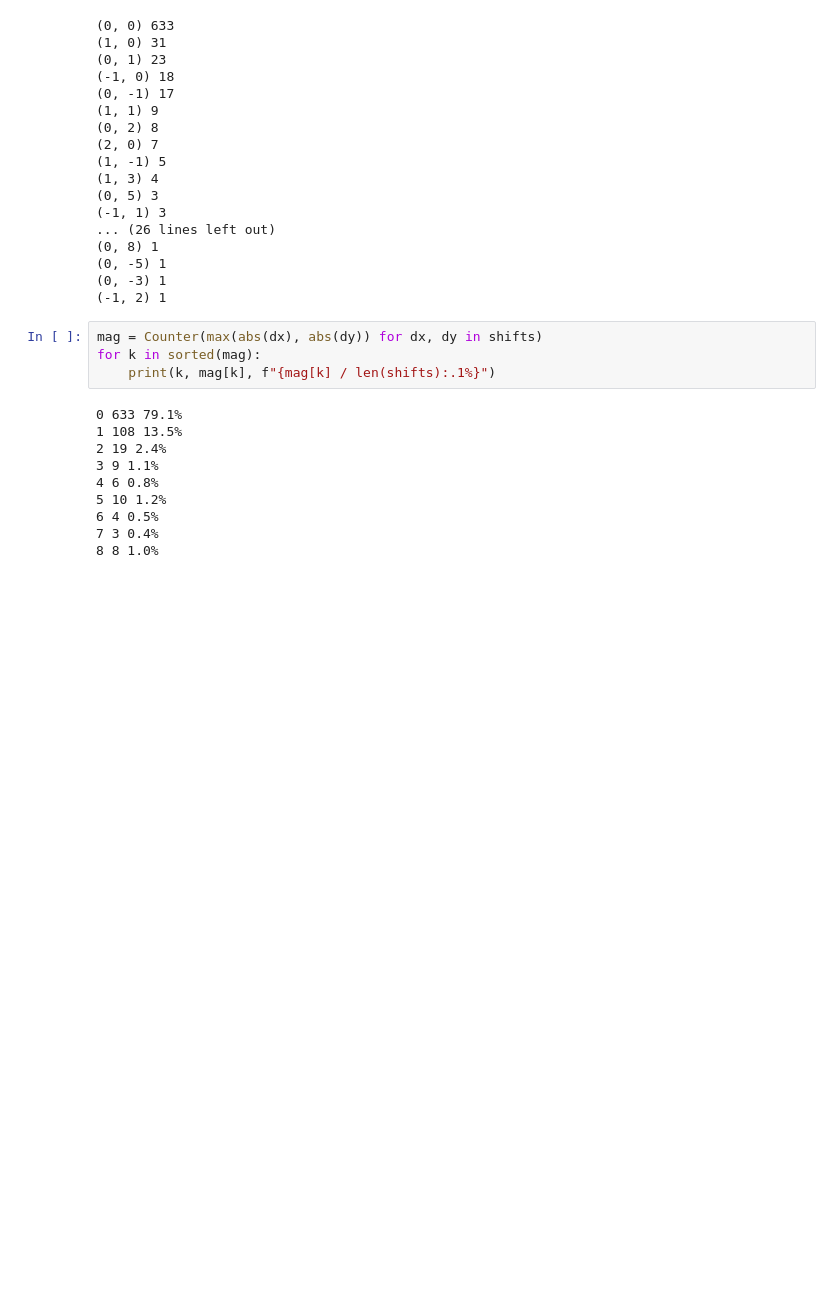
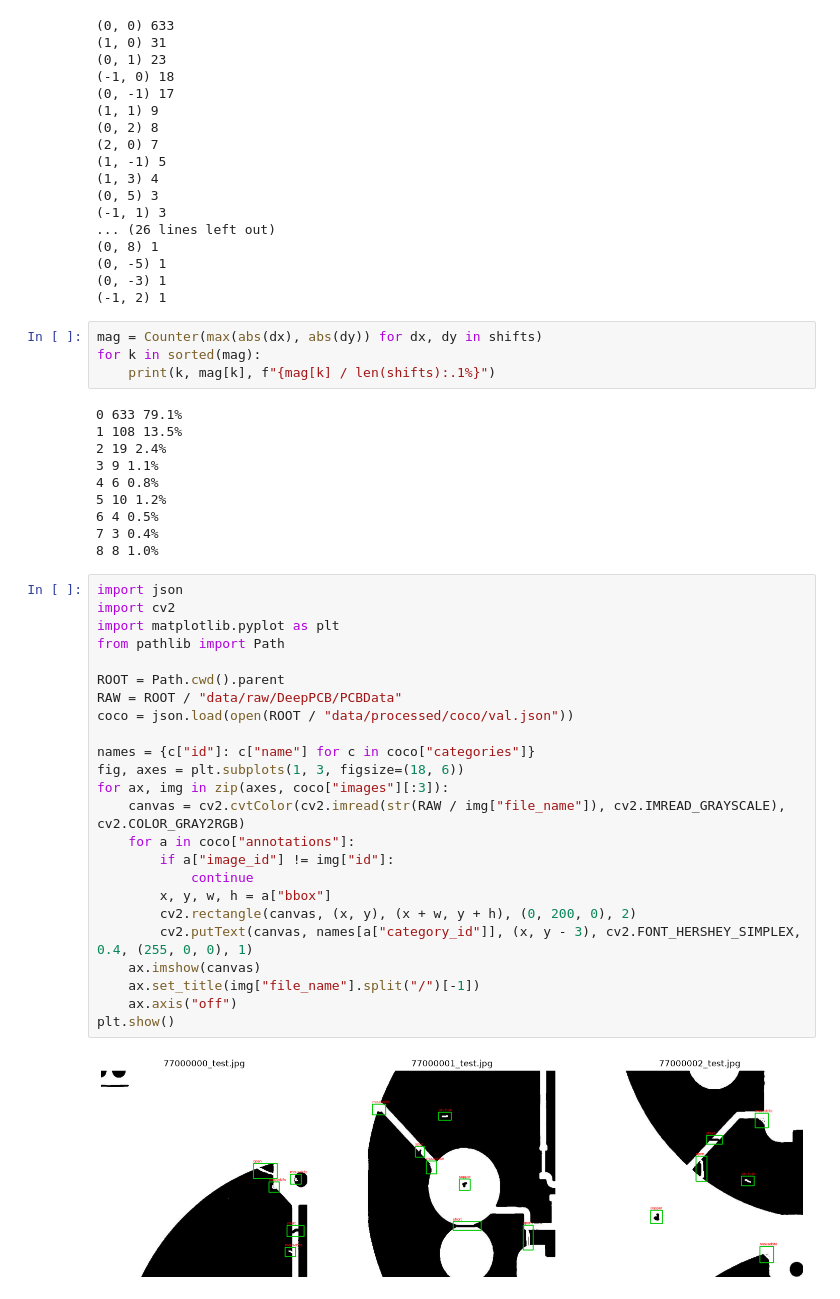
Before and after one commit to Baraa-Hereh/machine-learning-projects-, a Jupyter notebook: pcb-defect-detection/notebooks/02_baseline.ipynb, the cells around one changed output. Saved outputs shown, nothing was run; the diff lists cells and outputs as text; blank space fills up the shorter version.

```diff
--- a/pcb-defect-detection/notebooks/02_baseline.ipynb
+++ b/pcb-defect-detection/notebooks/02_baseline.ipynb
@@ -163,3 +163,29 @@ for k in sorted(mag):
 6 4 0.5%
 7 3 0.4%
 8 8 1.0%
+# %%
+import json
+import cv2
+import matplotlib.pyplot as plt
+from pathlib import Path
+
+ROOT = Path.cwd().parent
+RAW = ROOT / "data/raw/DeepPCB/PCBData"
+coco = json.load(open(ROOT / "data/processed/coco/val.json"))
+
+names = {c["id"]: c["name"] for c in coco["categories"]}
+fig, axes = plt.subplots(1, 3, figsize=(18, 6))
+for ax, img in zip(axes, coco["images"][:3]):
+    canvas = cv2.cvtColor(cv2.imread(str(RAW / img["file_name"]), cv2.IMREAD_GRAYSCALE), cv2.COLOR_GRAY2RGB)
+    for a in coco["annotations"]:
+        if a["image_id"] != img["id"]:
+            continue
+        x, y, w, h = a["bbox"]
+        cv2.rectangle(canvas, (x, y), (x + w, y + h), (0, 200, 0), 2)
+        cv2.putText(canvas, names[a["category_id"]], (x, y - 3), cv2.FONT_HERSHEY_SIMPLEX, 0.4, (255, 0, 0), 1)
+    ax.imshow(canvas)
+    ax.set_title(img["file_name"].split("/")[-1])
+    ax.axis("off")
+plt.show()
+# %% [output]
+[figure, added]
```
Also changed, not shown: 8 other files.
